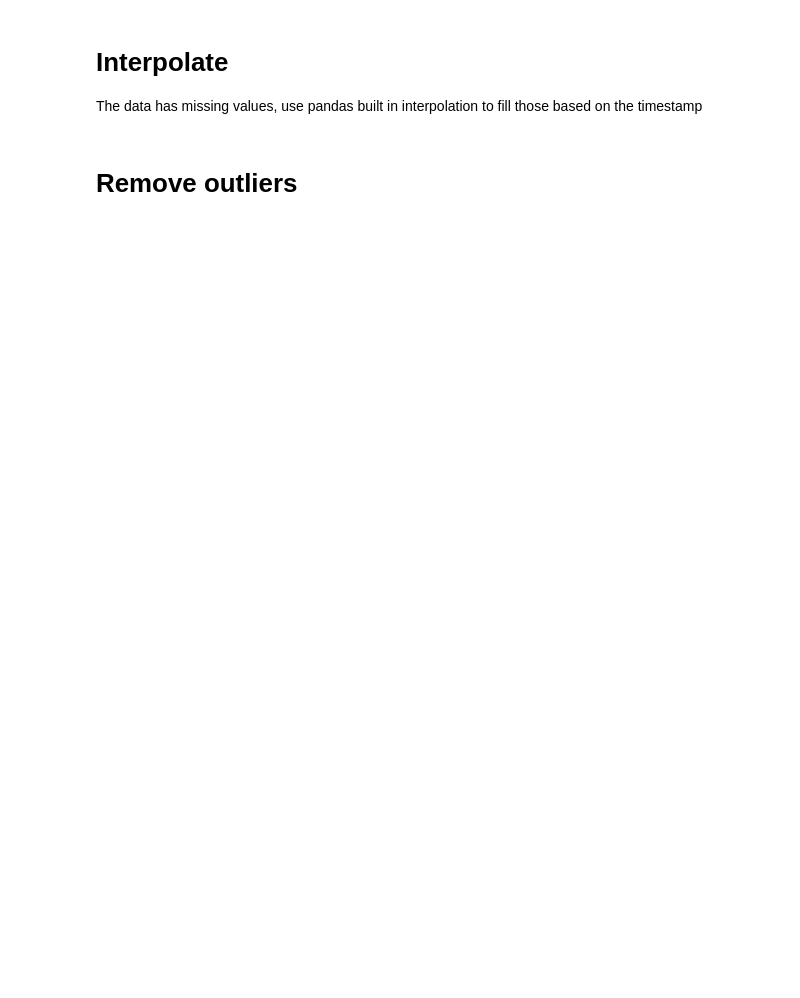
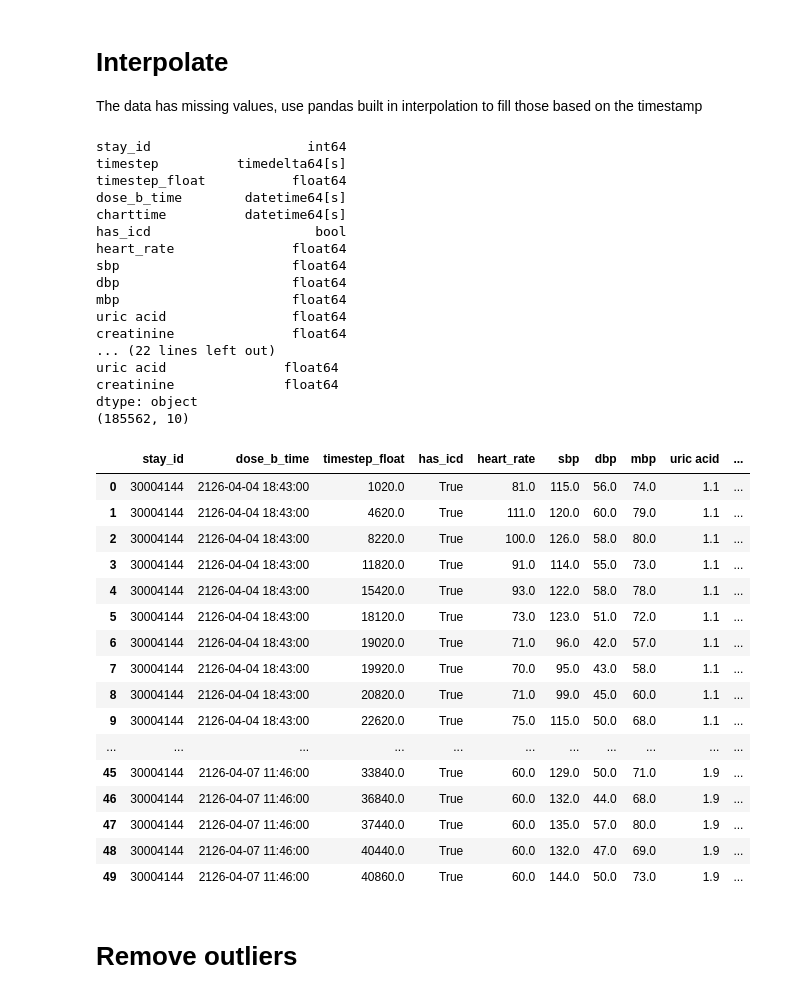
Before and after one commit to stevelan/UniMLHealth-GroupProject, a Jupyter notebook: notebooks/03-ml-training.ipynb, the cells around one changed output. Saved outputs shown, nothing was run; the diff lists cells and outputs as text; code cells hidden in the pictures; blank space fills up the shorter version.

```diff
--- a/notebooks/03-ml-training.ipynb
+++ b/notebooks/03-ml-training.ipynb
@@ -97,26 +212,61 @@ The data has missing values, use pandas built in interpolation to fill those bas
 # %%
 import pandas as pd
 
 print(df.dtypes)
 # df = df.reset_index()
 df.set_index('charttime', inplace=True)
 
 def interpolate_group(group):
     if group.name in data_arrays:
         # Perform interpolation for the group
         group = group.interpolate(method='time')
 
     return group
 
 # Apply the interpolation function to each group
 df = df.apply(interpolate_group).reset_index()
 
-grouped_df = df[["stay_id", "dose_b_time", "timestep_float", "heart_rate", "sbp", "dbp", "mbp", "has_icd"]]
+grouped_df = df[["stay_id", "dose_b_time", "timestep_float","has_icd"]+data_arrays]
 print(df.dtypes)
 print(grouped_df.dtypes)
 
 print(grouped_df.shape)
 grouped_df.head(50)
+# %% [output]
+stay_id                    int64
+timestep          timedelta64[s]
+timestep_float           float64
+dose_b_time        datetime64[s]
+charttime          datetime64[s]
+has_icd                     bool
+heart_rate               float64
+sbp                      float64
+dbp                      float64
+mbp                      float64
+uric acid                float64
+creatinine               float64
+... (22 lines left out)
+uric acid               float64
+creatinine              float64
+dtype: object
+(185562, 10)
+|  | stay_id | dose_b_time | timestep_float | has_icd | heart_rate | sbp | dbp | mbp | uric acid | ... |
+| 0 | 30004144 | 2126-04-04 18:43:00 | 1020.0 | True | 81.0 | 115.0 | 56.0 | 74.0 | 1.1 | ... |
+| 1 | 30004144 | 2126-04-04 18:43:00 | 4620.0 | True | 111.0 | 120.0 | 60.0 | 79.0 | 1.1 | ... |
+| 2 | 30004144 | 2126-04-04 18:43:00 | 8220.0 | True | 100.0 | 126.0 | 58.0 | 80.0 | 1.1 | ... |
+| 3 | 30004144 | 2126-04-04 18:43:00 | 11820.0 | True | 91.0 | 114.0 | 55.0 | 73.0 | 1.1 | ... |
+| 4 | 30004144 | 2126-04-04 18:43:00 | 15420.0 | True | 93.0 | 122.0 | 58.0 | 78.0 | 1.1 | ... |
+| 5 | 30004144 | 2126-04-04 18:43:00 | 18120.0 | True | 73.0 | 123.0 | 51.0 | 72.0 | 1.1 | ... |
+| 6 | 30004144 | 2126-04-04 18:43:00 | 19020.0 | True | 71.0 | 96.0 | 42.0 | 57.0 | 1.1 | ... |
+| 7 | 30004144 | 2126-04-04 18:43:00 | 19920.0 | True | 70.0 | 95.0 | 43.0 | 58.0 | 1.1 | ... |
+| 8 | 30004144 | 2126-04-04 18:43:00 | 20820.0 | True | 71.0 | 99.0 | 45.0 | 60.0 | 1.1 | ... |
+| 9 | 30004144 | 2126-04-04 18:43:00 | 22620.0 | True | 75.0 | 115.0 | 50.0 | 68.0 | 1.1 | ... |
+| ... | ... | ... | ... | ... | ... | ... | ... | ... | ... | ... |
+| 45 | 30004144 | 2126-04-07 11:46:00 | 33840.0 | True | 60.0 | 129.0 | 50.0 | 71.0 | 1.9 | ... |
+| 46 | 30004144 | 2126-04-07 11:46:00 | 36840.0 | True | 60.0 | 132.0 | 44.0 | 68.0 | 1.9 | ... |
+| 47 | 30004144 | 2126-04-07 11:46:00 | 37440.0 | True | 60.0 | 135.0 | 57.0 | 80.0 | 1.9 | ... |
+| 48 | 30004144 | 2126-04-07 11:46:00 | 40440.0 | True | 60.0 | 132.0 | 47.0 | 69.0 | 1.9 | ... |
+| 49 | 30004144 | 2126-04-07 11:46:00 | 40860.0 | True | 60.0 | 144.0 | 50.0 | 73.0 | 1.9 | ... |
 # %% [markdown]
 # Remove outliers
 # %%
```
Also changed, not shown: parts of 19 cells of this notebook.
